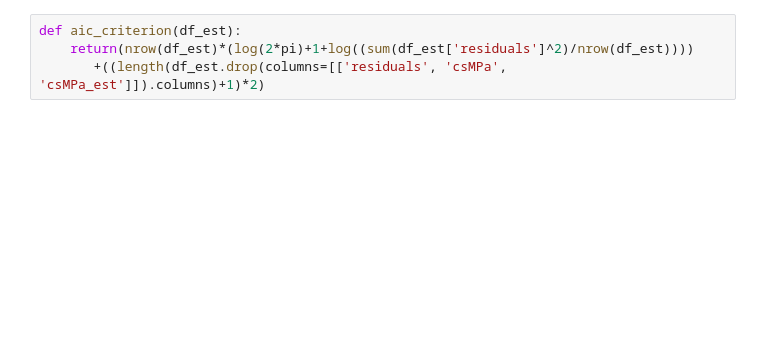
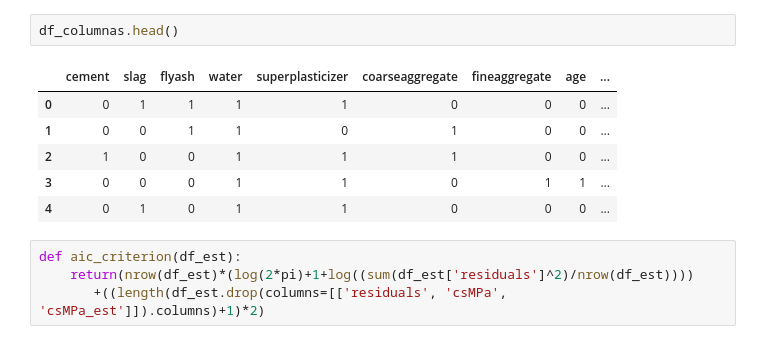
Before and after one commit to afvar/Concrete-Strength-Estimation-using-Intelligent-Systems, a Jupyter notebook: Genetic_Algorithms.ipynb, the cells around one changed output. Drawn from its saved outputs; the diff is of its cells as text; blank space fills up the shorter version.

```diff
--- a/Genetic_Algorithms.ipynb
+++ b/Genetic_Algorithms.ipynb
@@ -65,3 +109,12 @@ df['csMPa_est'] =
+# %%
+df_columnas.head()
+# %% [output]
+|  | cement | slag | flyash | water | superplasticizer | coarseaggregate | fineaggregate | age | ... |
+| 0 | 0 | 1 | 1 | 1 | 1 | 0 | 0 | 0 | ... |
+| 1 | 0 | 0 | 1 | 1 | 0 | 1 | 0 | 0 | ... |
+| 2 | 1 | 0 | 0 | 1 | 1 | 1 | 0 | 0 | ... |
+| 3 | 0 | 0 | 0 | 1 | 1 | 0 | 1 | 1 | ... |
+| 4 | 0 | 1 | 0 | 1 | 1 | 0 | 0 | 0 | ... |
 # %%
 def aic_criterion(df_est):
     return(nrow(df_est)*(log(2*pi)+1+log((sum(df_est['residuals']^2)/nrow(df_est))))
```
Also changed, not shown: parts of 21 cells of this notebook, 1 other file.
